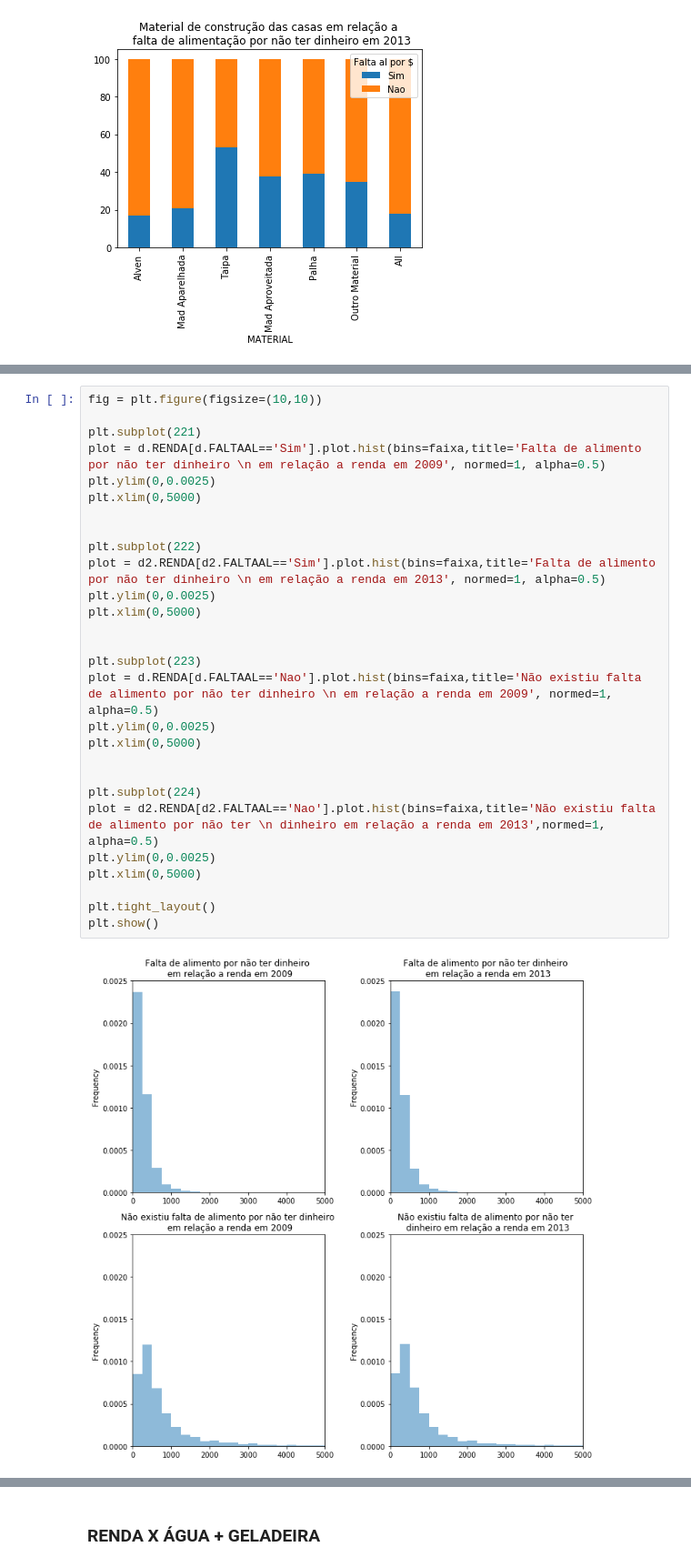
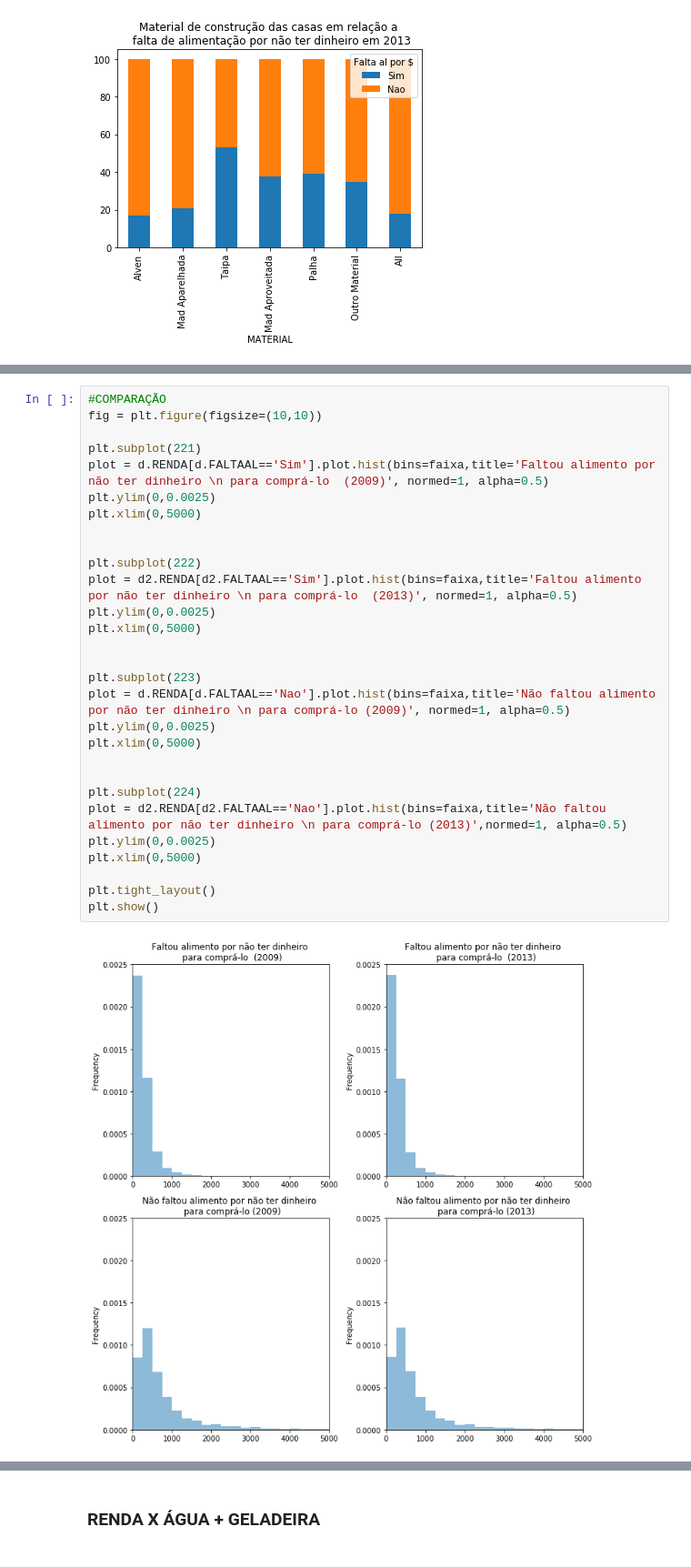
Before and after one commit to milenamaluli/CD, a Jupyter notebook: Projeto1 Milena Maluli.ipynb, the cells around one changed output, grey strips where cells are left out. Shown at 91% size. Cells and saved outputs as stored; diff of their text form.

```diff
--- a/Projeto1 Milena Maluli.ipynb
+++ b/Projeto1 Milena Maluli.ipynb
@@ -265,30 +261,31 @@ plt.title('Não existiu falta de alimento por não ter dinheiro \n em relação
 # %%
+#COMPARAÇÃO
 fig = plt.figure(figsize=(10,10))
 
 plt.subplot(221)
-plot = d.RENDA[d.FALTAAL=='Sim'].plot.hist(bins=faixa,title='Falta de alimento por não ter dinheiro \n em relação a renda em 2009', normed=1, alpha=0.5)
+plot = d.RENDA[d.FALTAAL=='Sim'].plot.hist(bins=faixa,title='Faltou alimento por não ter dinheiro \n para comprá-lo  (2009)', normed=1, alpha=0.5)
 plt.ylim(0,0.0025)
 plt.xlim(0,5000)
 
 
 plt.subplot(222)
-plot = d2.RENDA[d2.FALTAAL=='Sim'].plot.hist(bins=faixa,title='Falta de alimento por não ter dinheiro \n em relação a renda em 2013', normed=1, alpha=0.5)
+plot = d2.RENDA[d2.FALTAAL=='Sim'].plot.hist(bins=faixa,title='Faltou alimento por não ter dinheiro \n para comprá-lo  (2013)', normed=1, alpha=0.5)
 plt.ylim(0,0.0025)
 plt.xlim(0,5000)
 
 
 plt.subplot(223)
-plot = d.RENDA[d.FALTAAL=='Nao'].plot.hist(bins=faixa,title='Não existiu falta de alimento por não ter dinheiro \n em relação a renda em 2009', normed=1, alpha=0.5)
+plot = d.RENDA[d.FALTAAL=='Nao'].plot.hist(bins=faixa,title='Não faltou alimento por não ter dinheiro \n para comprá-lo (2009)', normed=1, alpha=0.5)
 plt.ylim(0,0.0025)
 plt.xlim(0,5000)
 
 
 plt.subplot(224)
-plot = d2.RENDA[d2.FALTAAL=='Nao'].plot.hist(bins=faixa,title='Não existiu falta de alimento por não ter \n dinheiro em relação a renda em 2013',normed=1, alpha=0.5)
+plot = d2.RENDA[d2.FALTAAL=='Nao'].plot.hist(bins=faixa,title='Não faltou alimento por não ter dinheiro \n para comprá-lo (2013)',normed=1, alpha=0.5)
 plt.ylim(0,0.0025)
 plt.xlim(0,5000)
 
 plt.tight_layout()
 plt.show()
 # %% [output]
-[figure, old version]
+[figure, new version]
```
Also changed, not shown: parts of 39 cells of this notebook, 1 other file.
